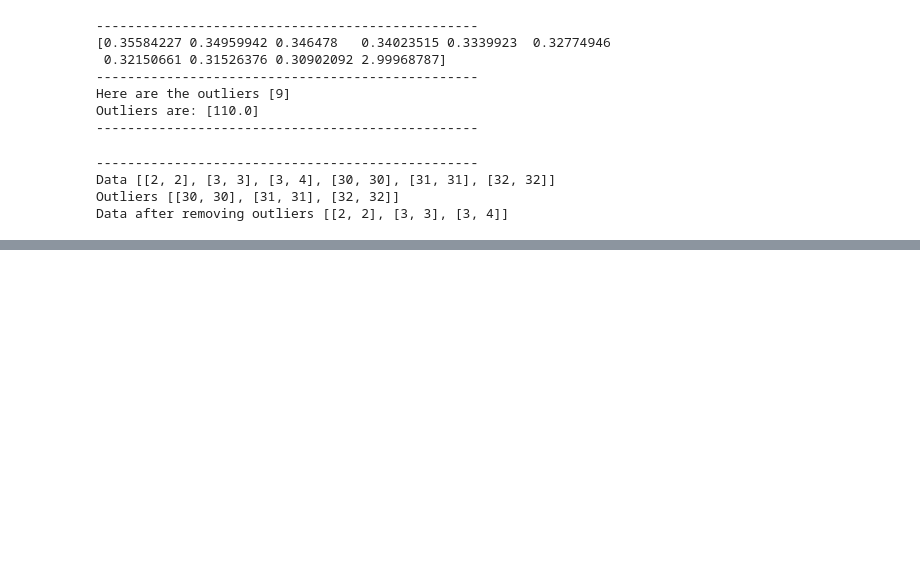
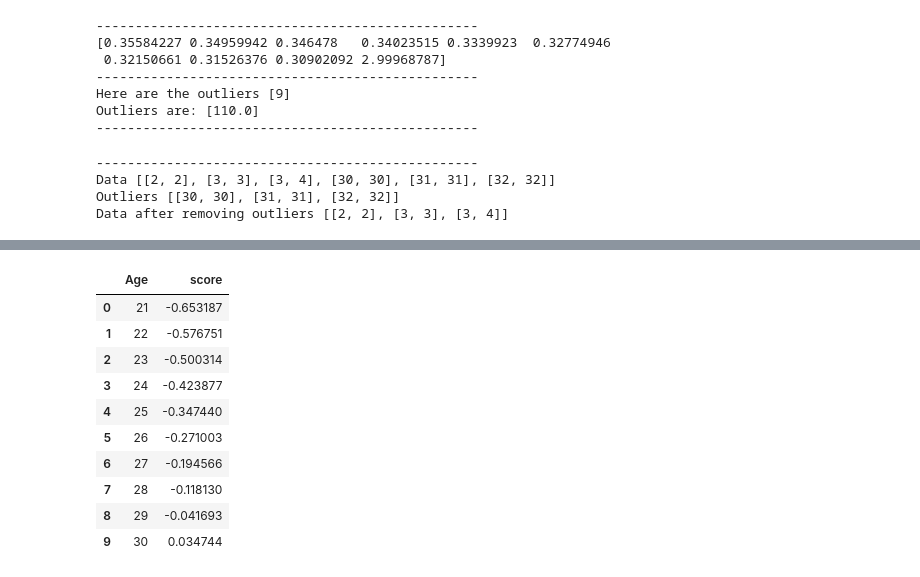
Before and after one commit to TayyabXtreme/Machine_Learning, a Jupyter notebook: ML_One_Short/outliers.ipynb, the cells around one changed output, grey strips where cells are left out. Cells and saved outputs as stored; diff of their text form; code cells hidden in the pictures; blank space fills up the shorter version.

```diff
--- a/ML_One_Short/outliers.ipynb
+++ b/ML_One_Short/outliers.ipynb
@@ -104,0 +147,16 @@ Data after removing outliers [[2, 2], [3, 3], [3, 4]]
+# %%
+data=data[data['score']<3]
+# %%
+data
+# %% [output]
+|  | Age | score |
+| 0 | 21 | -0.653187 |
+| 1 | 22 | -0.576751 |
+| 2 | 23 | -0.500314 |
+| 3 | 24 | -0.423877 |
+| 4 | 25 | -0.347440 |
+| 5 | 26 | -0.271003 |
+| 6 | 27 | -0.194566 |
+| 7 | 28 | -0.118130 |
+| 8 | 29 | -0.041693 |
+| 9 | 30 | 0.034744 |
```
Also changed, not shown: parts of 9 cells of this notebook.
